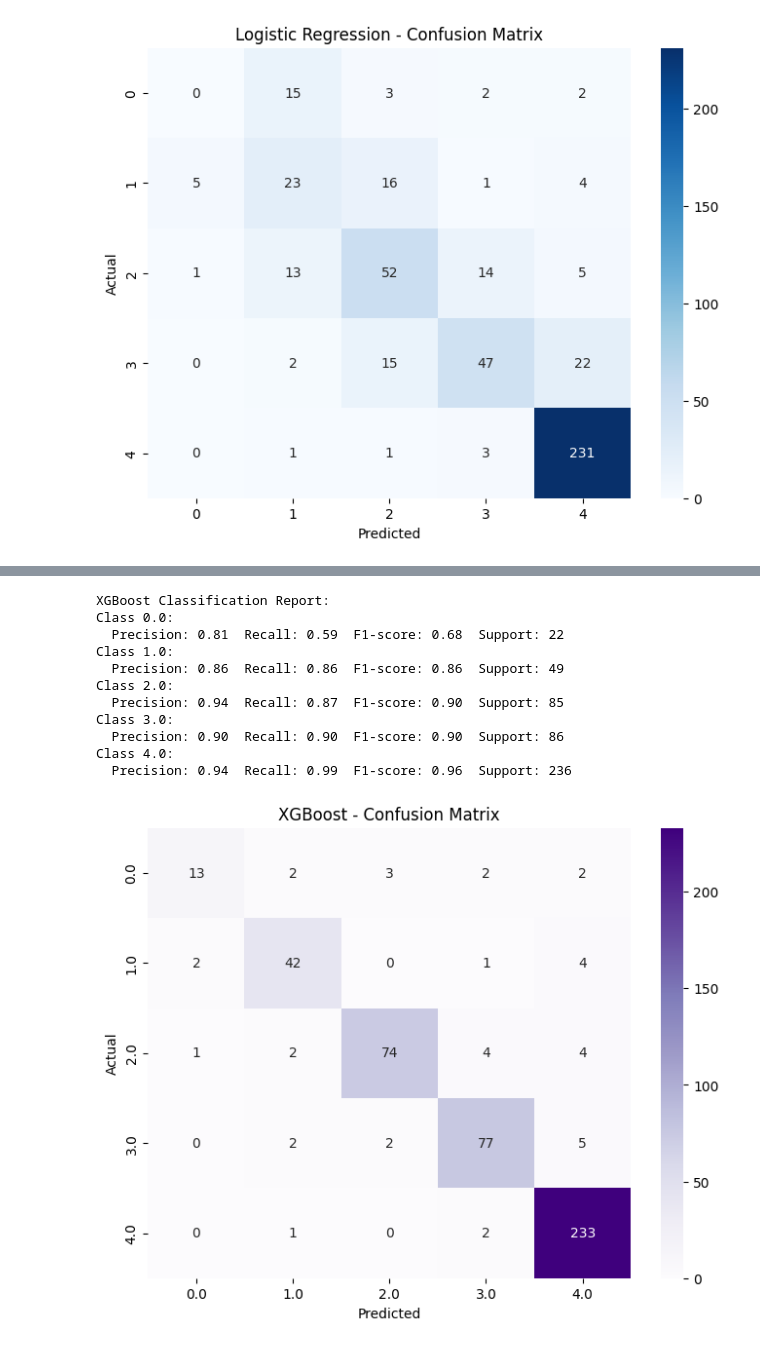
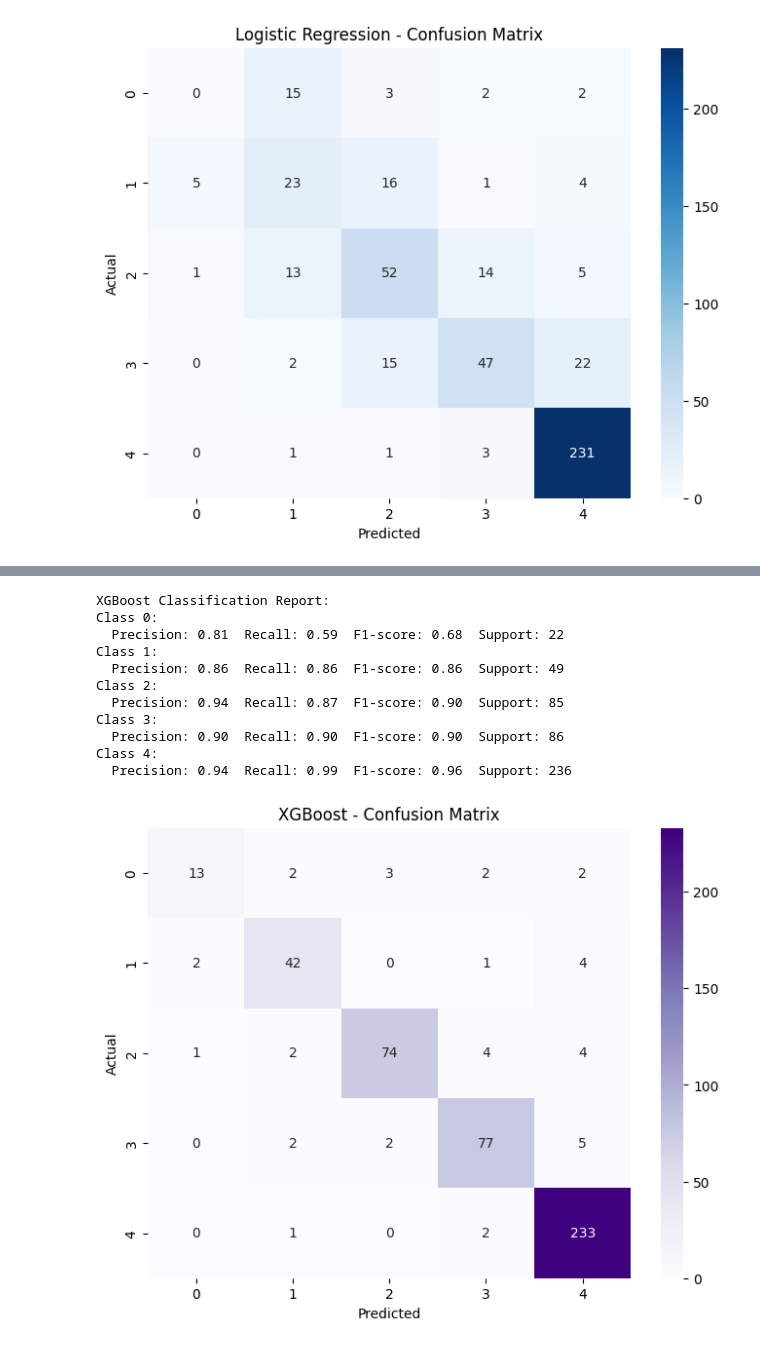
Before and after one commit to ZanB04/Guided-Project, a Jupyter notebook: notebooks/Data understanding.ipynb, the cells around one changed output, grey strips where cells are left out. Drawn from its saved outputs; the diff is of its cells as text; code cells hidden in the pictures.

Commit message:
Commit plus saved model

```diff
--- a/notebooks/Data understanding.ipynb
+++ b/notebooks/Data understanding.ipynb
@@ -244,11 +244,11 @@ Class 4:
 from sklearn.ensemble import RandomForestClassifier
 
 rf = RandomForestClassifier()
-rf.fit(X_train, y_train)
+rf.fit(X_train, y_train_labels)
 rf_preds = rf.predict(X_test)
 print("Random Forest Classification Report:")
-print(manual_classification_report(y_test.to_numpy(), rf_preds))
-rf_cm, rf_labels = manual_confusion_matrix(y_test.to_numpy(), rf_preds)
+print(manual_classification_report(y_test_labels, rf_preds))
+rf_cm, rf_labels = manual_confusion_matrix(y_test_labels, rf_preds)
 plt.figure(figsize=(8, 6))
 sns.heatmap(rf_cm, annot=True, fmt='d', cmap='Greens', xticklabels=rf_labels, yticklabels=rf_labels)
 plt.title("Random Forest - Confusion Matrix")
@@ -261,33 +271,33 @@ AttributeError: 'numpy.ndarray' object has no attribute 'to_numpy'
 # %%
 # XGBoost Classifier
 
 import xgboost as xgbt
 
 xgb_model = xgbt.XGBClassifier(eval_metric='mlogloss')
-xgb_model.fit(X_train, y_train)
+xgb_model.fit(X_train, y_train_labels)
 xgb_preds = xgb_model.predict(X_test)
 print("XGBoost Classification Report:")
-print(manual_classification_report(y_test.to_numpy(), xgb_preds))
-xgb_cm, xgb_labels = manual_confusion_matrix(y_test.to_numpy(), xgb_preds)
+print(manual_classification_report(y_test_labels, xgb_preds))
+xgb_cm, xgb_labels = manual_confusion_matrix(y_test_labels, xgb_preds)
 plt.figure(figsize=(8, 6))
 sns.heatmap(xgb_cm, annot=True, fmt='d', cmap='Purples', xticklabels=xgb_labels, yticklabels=xgb_labels)
 plt.title("XGBoost - Confusion Matrix")
 plt.xlabel("Predicted")
 plt.ylabel("Actual")
 plt.show()
 # %% [output]
 XGBoost Classification Report:
-Class 0.0:
+Class 0:
   Precision: 0.81  Recall: 0.59  F1-score: 0.68  Support: 22
-Class 1.0:
+Class 1:
   Precision: 0.86  Recall: 0.86  F1-score: 0.86  Support: 49
-Class 2.0:
+Class 2:
   Precision: 0.94  Recall: 0.87  F1-score: 0.90  Support: 85
-Class 3.0:
+Class 3:
   Precision: 0.90  Recall: 0.90  F1-score: 0.90  Support: 86
-Class 4.0:
+Class 4:
   Precision: 0.94  Recall: 0.99  F1-score: 0.96  Support: 236
-[figure, old version]
+[figure, new version]
 # %%
 #Creating the model for Deep Learning
 import tensorflow as tf
```
Also changed, not shown: parts of 6 cells of this notebook, 1 other file.
